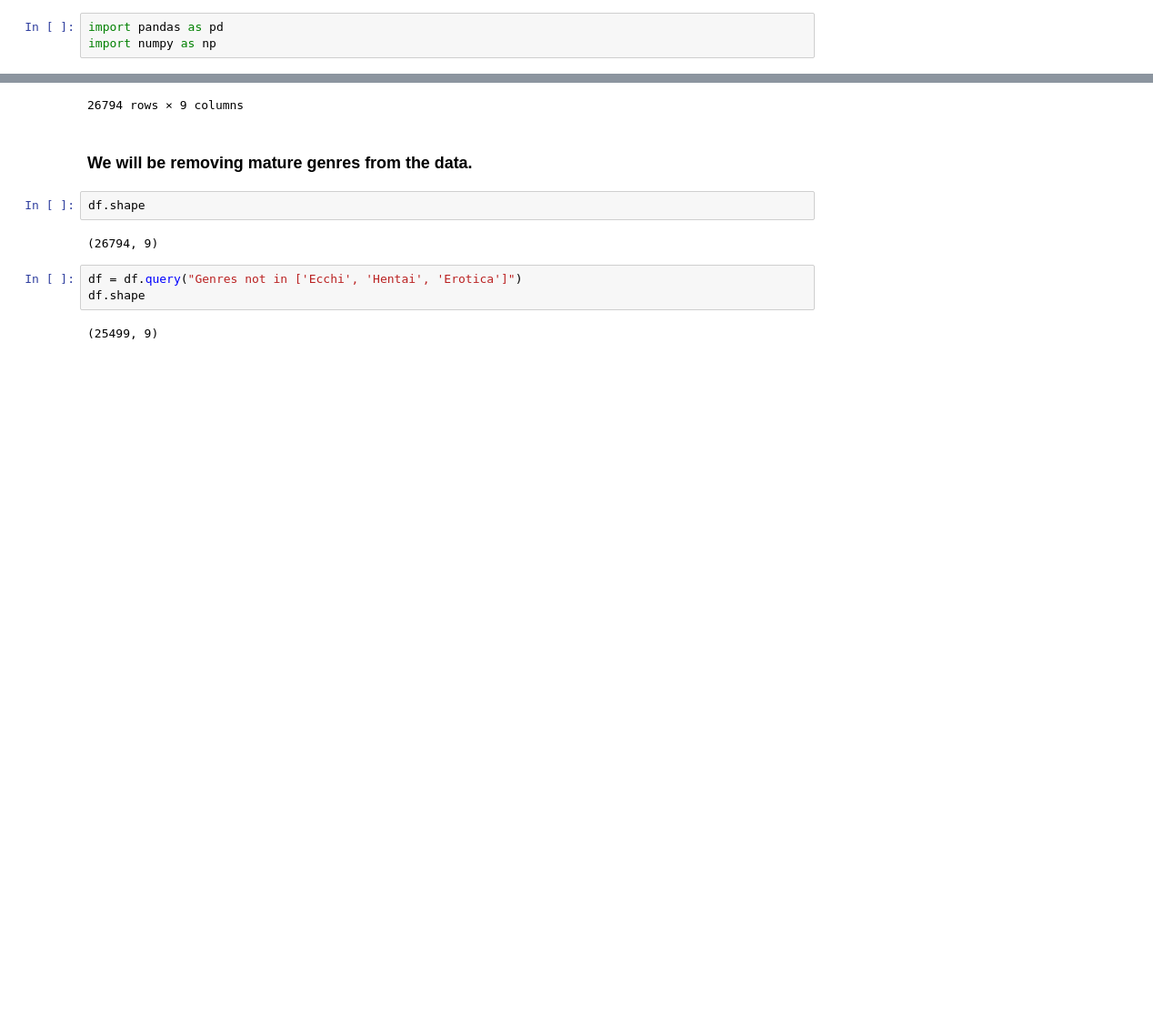
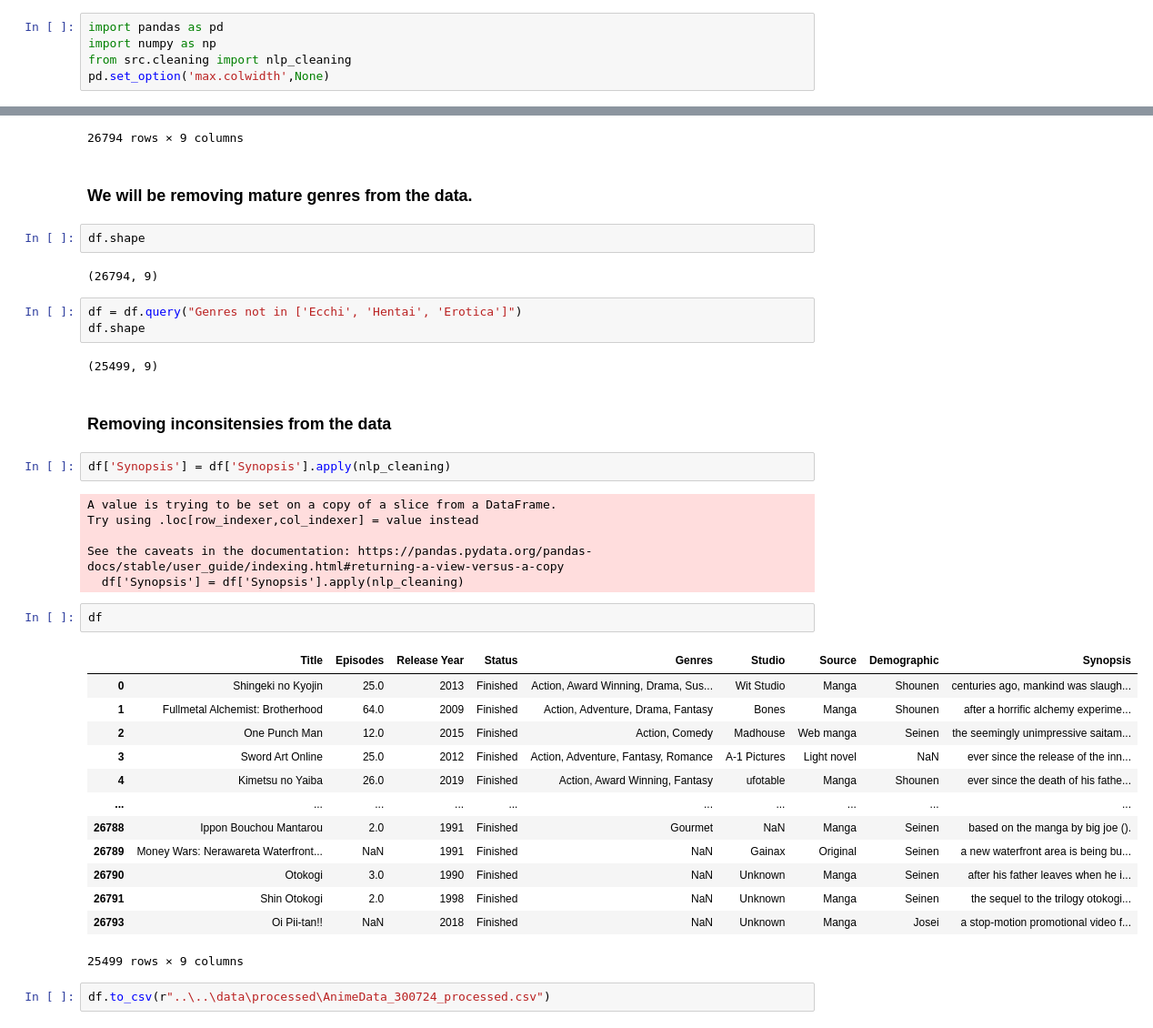
Before and after one commit to Asifdotexe/AniMate, a Jupyter notebook: code/notebook/issue-7-pd-data-processing.ipynb, the cells around one changed output, grey strips where cells are left out. Shown: that part at 91% size. Cells and saved outputs as stored; diff of their text form; blank space fills up the shorter version.

```diff
--- a/code/notebook/issue-7-pd-data-processing.ipynb
+++ b/code/notebook/issue-7-pd-data-processing.ipynb
@@ -1,6 +1,8 @@
 # %%
 import pandas as pd
 import numpy as np
+from src.cleaning import nlp_cleaning
+pd.set_option('max.colwidth',None)
 # %%
 df = pd.read_csv(r"..\..\data\raw\AnimeData_300724.csv")
 # %%
@@ -62,3 +64,31 @@ df = df.query("Genres not in ['Ecchi', 'Hentai', 'Erotica']")
 df.shape
 # %% [output]
 (25499, 9)
+# %% [markdown]
+### Removing inconsitensies from the data
+# %%
+df['Synopsis'] = df['Synopsis'].apply(nlp_cleaning)
+# %% [output]
+A value is trying to be set on a copy of a slice from a DataFrame.
+Try using .loc[row_indexer,col_indexer] = value instead
+
+See the caveats in the documentation: https://pandas.pydata.org/pandas-docs/stable/user_guide/indexing.html#returning-a-view-versus-a-copy
+  df['Synopsis'] = df['Synopsis'].apply(nlp_cleaning)
+# %%
+df
+# %% [output]
+|  | Title | Episodes | Release Year | Status | Genres | Studio | Source | Demographic | Synopsis |
+| 0 | Shingeki no Kyojin | 25.0 | 2013 | Finished | Action, Award Winning, Drama, Sus... | Wit Studio | Manga | Shounen | centuries ago, mankind was slaugh... |
+| 1 | Fullmetal Alchemist: Brotherhood | 64.0 | 2009 | Finished | Action, Adventure, Drama, Fantasy | Bones | Manga | Shounen | after a horrific alchemy experime... |
+| 2 | One Punch Man | 12.0 | 2015 | Finished | Action, Comedy | Madhouse | Web manga | Seinen | the seemingly unimpressive saitam... |
+| 3 | Sword Art Online | 25.0 | 2012 | Finished | Action, Adventure, Fantasy, Romance | A-1 Pictures | Light novel | NaN | ever since the release of the inn... |
+| 4 | Kimetsu no Yaiba | 26.0 | 2019 | Finished | Action, Award Winning, Fantasy | ufotable | Manga | Shounen | ever since the death of his fathe... |
+| ... | ... | ... | ... | ... | ... | ... | ... | ... | ... |
+| 26788 | Ippon Bouchou Mantarou | 2.0 | 1991 | Finished | Gourmet | NaN | Manga | Seinen | based on the manga by big joe (). |
+| 26789 | Money Wars: Nerawareta Waterfront... | NaN | 1991 | Finished | NaN | Gainax | Original | Seinen | a new waterfront area is being bu... |
+| 26790 | Otokogi | 3.0 | 1990 | Finished | NaN | Unknown | Manga | Seinen | after his father leaves when he i... |
+| 26791 | Shin Otokogi | 2.0 | 1998 | Finished | NaN | Unknown | Manga | Seinen | the sequel to the trilogy otokogi... |
+| 26793 | Oi Pii-tan!! | NaN | 2018 | Finished | NaN | Unknown | Manga | Josei | a stop-motion promotional video f... |
+25499 rows × 9 columns
+# %%
+df.to_csv(r"..\..\data\processed\AnimeData_300724_processed.csv")
```
Also changed, not shown: 1 other file.
